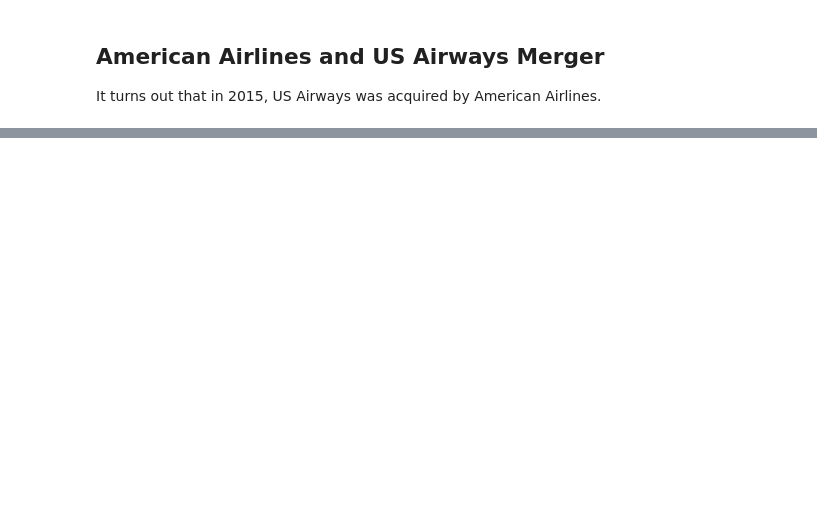
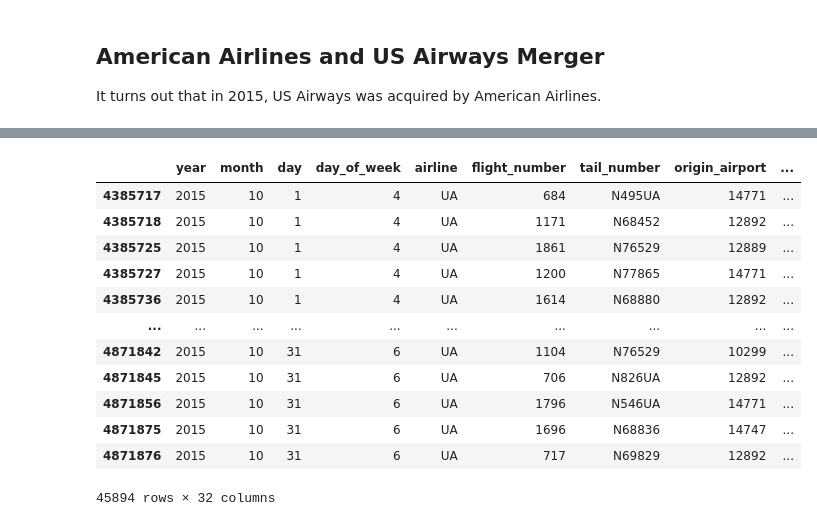
Before and after one commit to cmd-master/airline, a Jupyter notebook: Airline Delays.ipynb, the cells around one changed output, grey strips where cells are left out. Saved outputs shown, nothing was run; the diff lists cells and outputs as text; code cells hidden in the pictures; blank space fills up the shorter version.

```diff
--- a/Airline Delays.ipynb
+++ b/Airline Delays.ipynb
@@ -89,0 +99,18 @@ sns.lineplot(data=g, x='date', y='tail_number', hue='airline', palette='Set1');
+# %%
+samp = df.query('airline==["UA"]').copy()
+# %%
+samp
+# %% [output]
+|  | year | month | day | day_of_week | airline | flight_number | tail_number | origin_airport | ... |
+| 4385717 | 2015 | 10 | 1 | 4 | UA | 684 | N495UA | 14771 | ... |
+| 4385718 | 2015 | 10 | 1 | 4 | UA | 1171 | N68452 | 12892 | ... |
+| 4385725 | 2015 | 10 | 1 | 4 | UA | 1861 | N76529 | 12889 | ... |
+| 4385727 | 2015 | 10 | 1 | 4 | UA | 1200 | N77865 | 14771 | ... |
+| 4385736 | 2015 | 10 | 1 | 4 | UA | 1614 | N68880 | 12892 | ... |
+| ... | ... | ... | ... | ... | ... | ... | ... | ... | ... |
+| 4871842 | 2015 | 10 | 31 | 6 | UA | 1104 | N76529 | 10299 | ... |
+| 4871845 | 2015 | 10 | 31 | 6 | UA | 706 | N826UA | 12892 | ... |
+| 4871856 | 2015 | 10 | 31 | 6 | UA | 1796 | N546UA | 14771 | ... |
+| 4871875 | 2015 | 10 | 31 | 6 | UA | 1696 | N68836 | 14747 | ... |
+| 4871876 | 2015 | 10 | 31 | 6 | UA | 717 | N69829 | 12892 | ... |
+45894 rows × 32 columns
```
Also changed, not shown: parts of 20 cells of this notebook.
